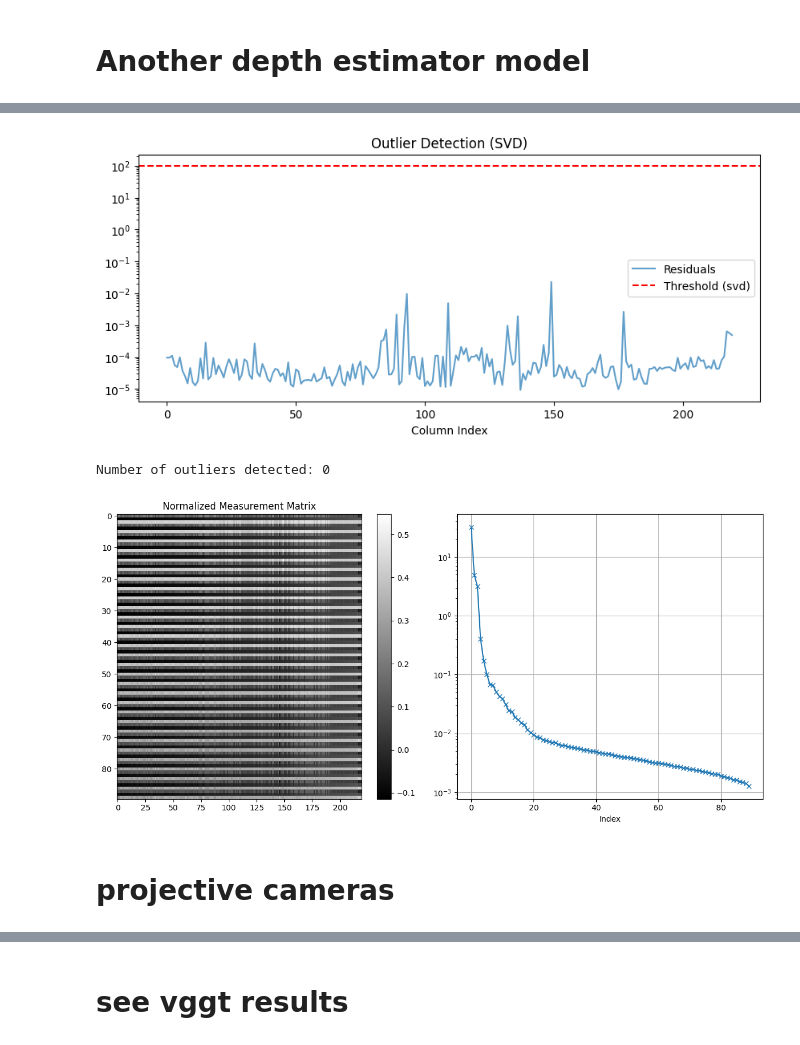
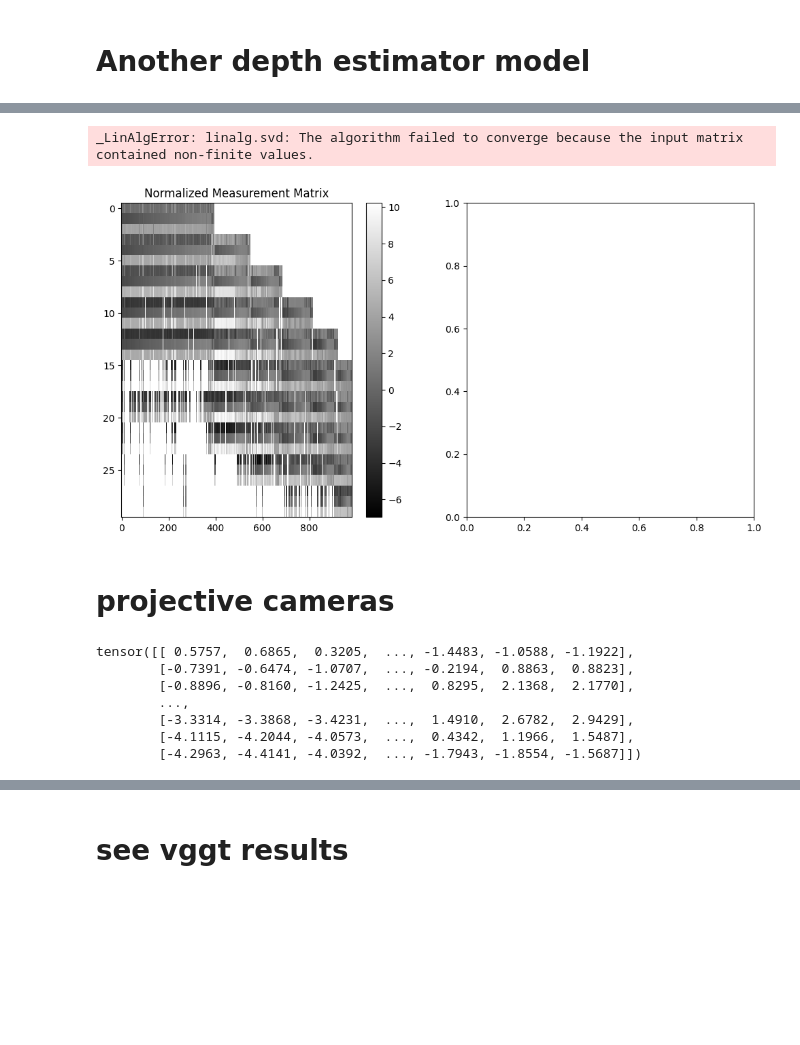
Before and after one commit to manel-ferreira-01/trackers, a Jupyter notebook: test.ipynb, the cells around one changed output, grey strips where cells are left out. Cells and saved outputs as stored; diff of their text form; code cells hidden in the pictures; blank space fills up the shorter version.

```diff
--- a/test.ipynb
+++ b/test.ipynb
@@ -27,9 +27,9 @@ from src.tapnext_infer import init_tapnext
 tapnext_model_video_size = (256, 256)
 device = "cuda:0"
 
-path = "../storage/terrace_eth3d/images/dslr_images_undistorted"
-#path = "../storage/teddy/"
-path = "../mast3r/images_in/rot1"
+path = "../storage/terrace_2_eth3d/images/dslr_images_undistorted"
+#path = "../storage/books_bea/"
+#path = "../mast3r/images_in/rot1"
 
 
 video_tensor_full, image_paths = read_video_or_images(path)
@@ -46,7 +46,7 @@ from auxiliar.colmap_read_model import read_model
 from scipy.spatial.transform import Rotation
 from collections import defaultdict
 
-gt_cameras, gt_images, gt_points3D = read_model("../storage/terrace_eth3d/dslr_calibration_undistorted")
+gt_cameras, gt_images, gt_points3D = read_model("../storage/terrace_2_eth3d/dslr_calibration_undistorted")
 
 data = ([p.name for p in gt_images.values()])
 indices = sorted(range(len(data)), key=lambda i: data[i])
@@ -123,9 +123,9 @@ query_points_initial = torch.tensor(
 
 #creata tensors for the video information
 frame_cut = max(20, len(video_tensor_full))
-frame_start = 0
-frame_skip = 5
-frame_cut = 150
+frame_start = 4
+frame_skip = 1
+frame_cut = 14
 video_tensor = torch.cat([(frame).unsqueeze(0) for frame in video_tensor_full]).unsqueeze(0)[:,frame_start:frame_cut:frame_skip,...] # 1, time, H, W, 3
 video_tensor = torch.clip(video_tensor, -1, 1)
 num_frames = video_tensor.shape[1]
@@ -323,47 +422,48 @@ from src.projective_factorization import build_depth_weighted_matrix, get_subspa
 
 # make the tracks fit into the new depth size
 W_mat = obs_mat.clone()
 W_mat[0::2,:] = W_mat[0::2] * (depth_infered.shape[1] / video_tensor.shape[2])
 W_mat[1::2,:] = W_mat[1::2] * (depth_infered.shape[2] / video_tensor.shape[3])
 
 W_mat, lambda_mat = build_depth_weighted_matrix(W_mat, depth_infered ,
-                                            #torch.mean(instrisics_infered,dim=0).unsqueeze(0))
-                                            instrisics_infered)
+                                            torch.mean(instrisics_infered,dim=0).unsqueeze(0))
+                                            #instrisics_infered)
 
 # remove columns from W_mat where lambda_mat is NaN or Inf
-valid_lambda_mask = torch.isfinite(lambda_mat).all(dim=0)
-W_mat = W_mat[:, valid_lambda_mask]
-lambda_mat = lambda_mat[:, valid_lambda_mask]
+#valid_lambda_mask = torch.isfinite(lambda_mat).all(dim=0)
+#W_mat = W_mat[:, valid_lambda_mask]
+#lambda_mat = lambda_mat[:, valid_lambda_mask]
 
 W_lambda_mat = W_mat * lambda_mat.repeat_interleave(3,0)
 
-_, outliers_mask_uni, residuals_uni = get_subspace_outlier_indices(W_lambda_mat, \
-                                                    rank=4, mode="svd", threshold=1e2, ransac_threshold=0.01)
+if not W_lambda_mat.isnan().any():
+    _, outliers_mask_uni, residuals_uni = get_subspace_outlier_indices(W_lambda_mat, \
+                                                        rank=4, mode="svd", threshold=1e2, ransac_threshold=0.01)
 
-if 1:
-    W_lambda_mat = W_lambda_mat[:, ~ (outliers_mask_uni)] # [3F, P_valid]
-    W_mat = W_mat[:, ~ (outliers_mask_uni)] # [3F, P_valid]
-    lambda_mat = lambda_mat[:,~(outliers_mask_uni)]
+    if 1:
+        W_lambda_mat = W_lambda_mat[:, ~ (outliers_mask_uni)] # [3F, P_valid]
+        W_mat = W_mat[:, ~ (outliers_mask_uni)] # [3F, P_valid]
+        lambda_mat = lambda_mat[:,~(outliers_mask_uni)]
+
 
 fig, axes = plt.subplots(1, 2, figsize=(12, 6))
 
 # Plot the normalized measurement matrix
 im1 = axes[0].imshow(W_lambda_mat, aspect='auto', cmap='gray', interpolation='none')
 axes[0].set_title("Normalized Measurement Matrix")
 fig.colorbar(im1, ax=axes[0])
 
 # Plot the singular values in log scale
 axes[1].plot(torch.linalg.svd(W_lambda_mat)[1], "-x")
 axes[1].set_xlabel("Index")
 axes[1].set_yscale('log')
 axes[1].grid(True)
 
 plt.tight_layout()
 plt.show(fig)
 # %% [output]
+_LinAlgError: linalg.svd: The algorithm failed to converge because the input matrix contained non-finite values.
-[figure, old version]
+[figure, new version]
-Number of outliers detected: 0
-[figure, removed]
 # %% [markdown]
 # projective cameras
 # %%
@@ -452,6 +552,16 @@ print(f"Percentage of NaNs in the matrix: {nan_percentage:.2f}%")
 
 o, tracks_final, M = calibrate_with_completion(tracks_f, lam_f, mask_f, iters=1000)
 o
+# %%
+final_lambda
+# %% [output]
+tensor([[ 0.5757,  0.6865,  0.3205,  ..., -1.4483, -1.0588, -1.1922],
+        [-0.7391, -0.6474, -1.0707,  ..., -0.2194,  0.8863,  0.8823],
+        [-0.8896, -0.8160, -1.2425,  ...,  0.8295,  2.1368,  2.1770],
+        ...,
+        [-3.3314, -3.3868, -3.4231,  ...,  1.4910,  2.6782,  2.9429],
+        [-4.1115, -4.2044, -4.0573,  ...,  0.4342,  1.1966,  1.5487],
+        [-4.2963, -4.4141, -4.0392,  ..., -1.7943, -1.8554, -1.5687]])
 # %%
 # --- Run reconstruction ---
 from src.affine_estimation import run_reconstruction
```
Also changed, not shown: parts of 15 cells of this notebook, 5 other files.
